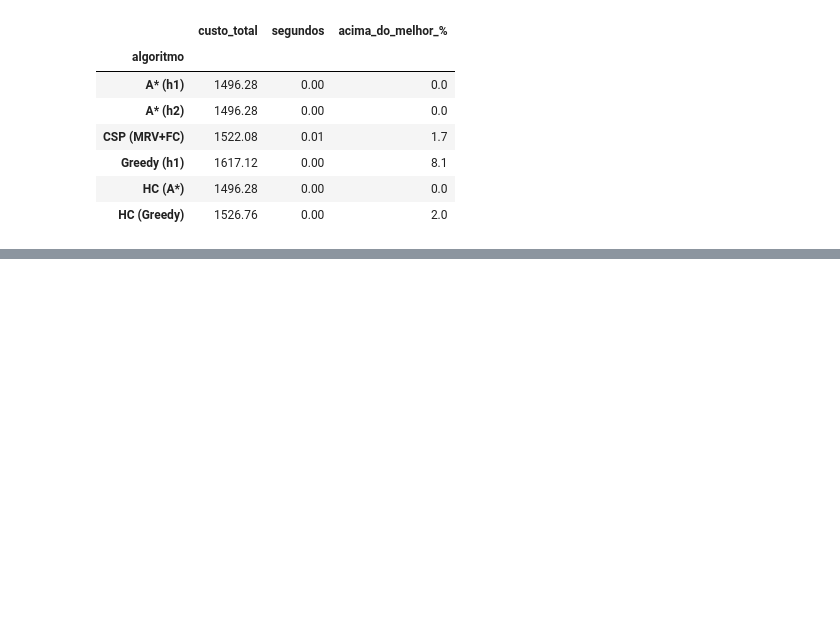
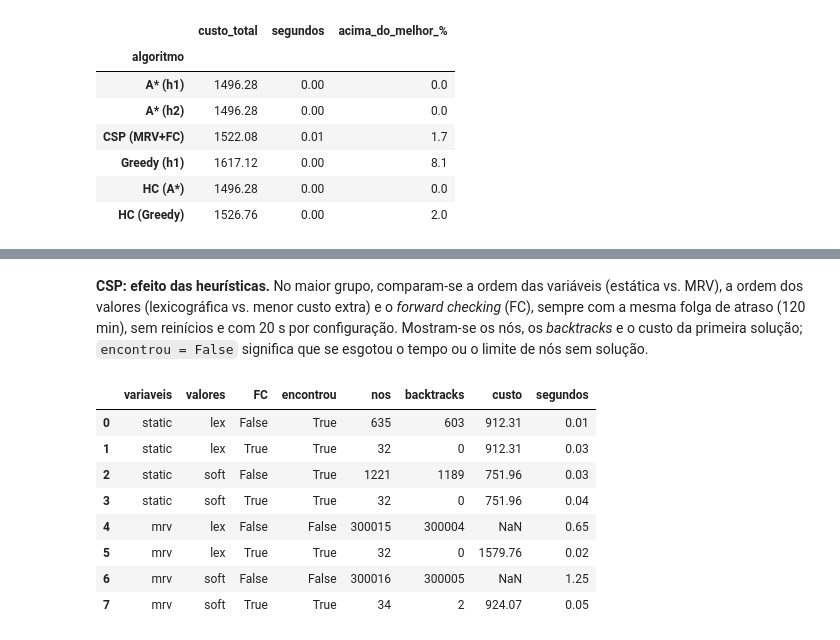
Before and after one commit to disilva021P/IA26_P01_G13, a Jupyter notebook: Proj01.ipynb, the cells around one changed output, grey strips where cells are left out. Saved outputs shown, nothing was run; the diff lists cells and outputs as text; code cells hidden in the pictures; blank space fills up the shorter version.

```diff
--- a/Proj01.ipynb
+++ b/Proj01.ipynb
@@ -398,0 +425,24 @@ Grupos resolvidos por todos os algoritmos: [2, 3, 4, 5, 6, 7]
+# %% [markdown]
+<p><b>CSP: efeito das heurísticas.</b> No maior grupo, comparam-se a ordem das variáveis (estática vs. MRV), a ordem dos valores (lexicográfica vs. menor custo extra) e o <i>forward checking</i> (FC), sempre com a mesma folga de atraso (120 min), sem reinícios e com 20 s por configuração. Mostram-se os nós, os <i>backtracks</i> e o custo da primeira solução; <code>encontrou = False</code> significa que se esgotou o tempo ou o limite de nós sem solução.</p>
+# %%
+g_max = max(temporal_groups(P), key=len)
+Q = P.subset([P.req[r].id for r in g_max])
+rows = []
+for var_order in ("static", "mrv"):
+    for value_order in ("lex", "soft"):
+        for fc in (False, True):
+            r = csp_solve(Q, var_order=var_order, value_order=value_order, forward_checking=fc,
+                          max_late=120, time_limit=20, restarts=0)
+            rows.append(dict(variaveis=var_order, valores=value_order, FC=fc, encontrou=r["found"], nos=r["nodes"],
+                             backtracks=r["backtracks"], custo=r["cost"], segundos=round(r["seconds"], 2)))
+pd.DataFrame(rows)
+# %% [output]
+|  | variaveis | valores | FC | encontrou | nos | backtracks | custo | segundos |
+| 0 | static | lex | False | True | 635 | 603 | 912.31 | 0.01 |
+| 1 | static | lex | True | True | 32 | 0 | 912.31 | 0.03 |
+| 2 | static | soft | False | True | 1221 | 1189 | 751.96 | 0.03 |
+| 3 | static | soft | True | True | 32 | 0 | 751.96 | 0.04 |
+| 4 | mrv | lex | False | False | 300015 | 300004 | NaN | 0.65 |
+| 5 | mrv | lex | True | True | 32 | 0 | 1579.76 | 0.02 |
+| 6 | mrv | soft | False | False | 300016 | 300005 | NaN | 1.25 |
+| 7 | mrv | soft | True | True | 34 | 2 | 924.07 | 0.05 |
```
Also changed, not shown: parts of 6 cells of this notebook.
